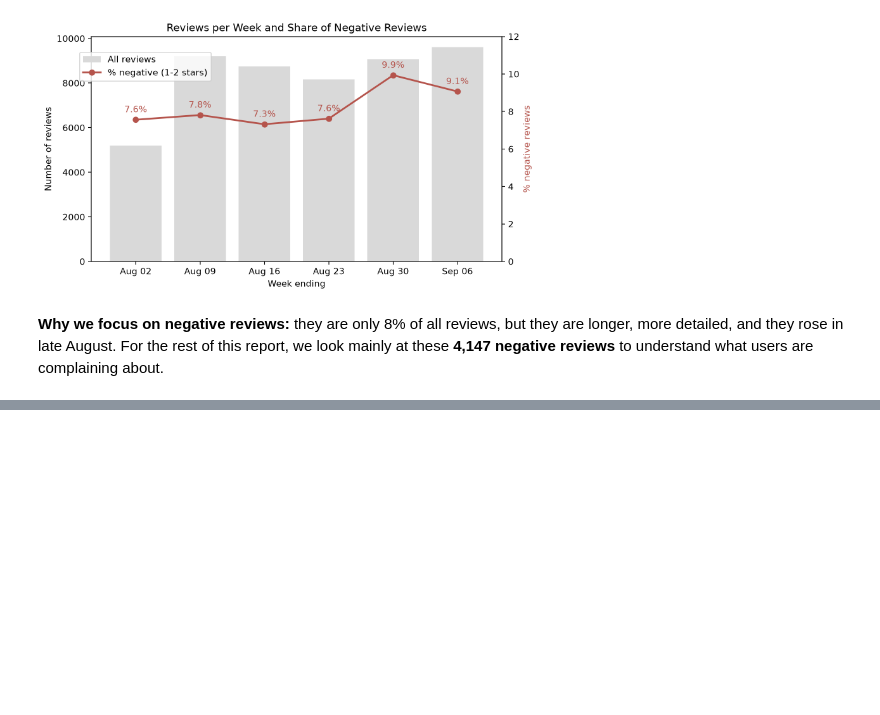
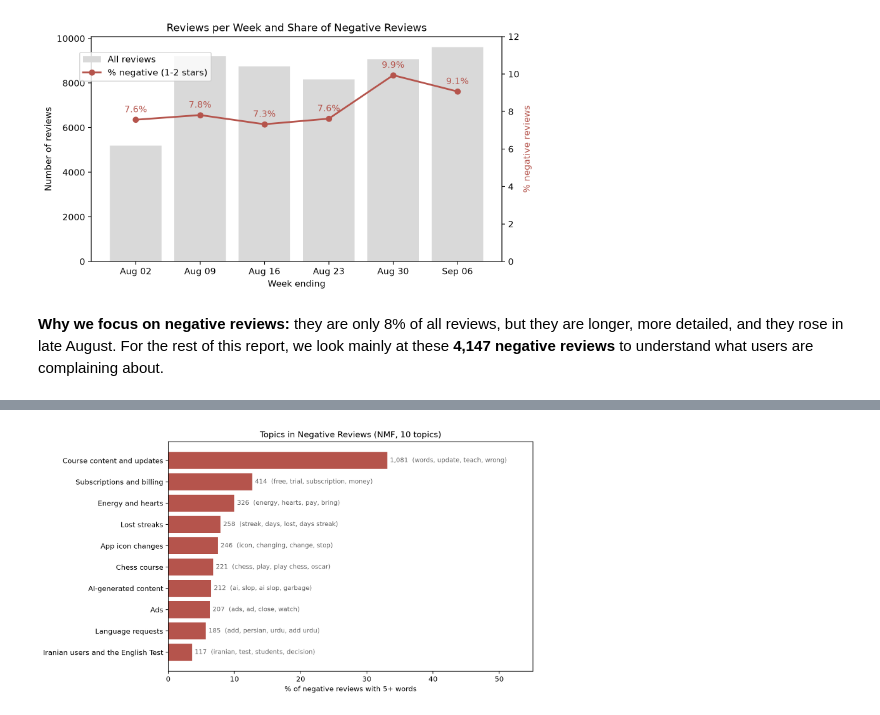
Before and after one commit to Teenna-Pachika/info4360-duolingo-reviews, a Jupyter notebook: notebooks/06_final_report.ipynb, the cells around one changed output, grey strips where cells are left out. Drawn from its saved outputs; the diff is of its cells as text; code cells hidden in the pictures; blank space fills up the shorter version.

```diff
--- a/notebooks/06_final_report.ipynb
+++ b/notebooks/06_final_report.ipynb
@@ -111,0 +164,5 @@ show_figure("02_reviews_over_time")
+# %%
+# Showing the topics chart
+show_figure("08_topics")
+# %% [output]
+[figure, added]
```
Also changed, not shown: parts of 9 cells of this notebook.
